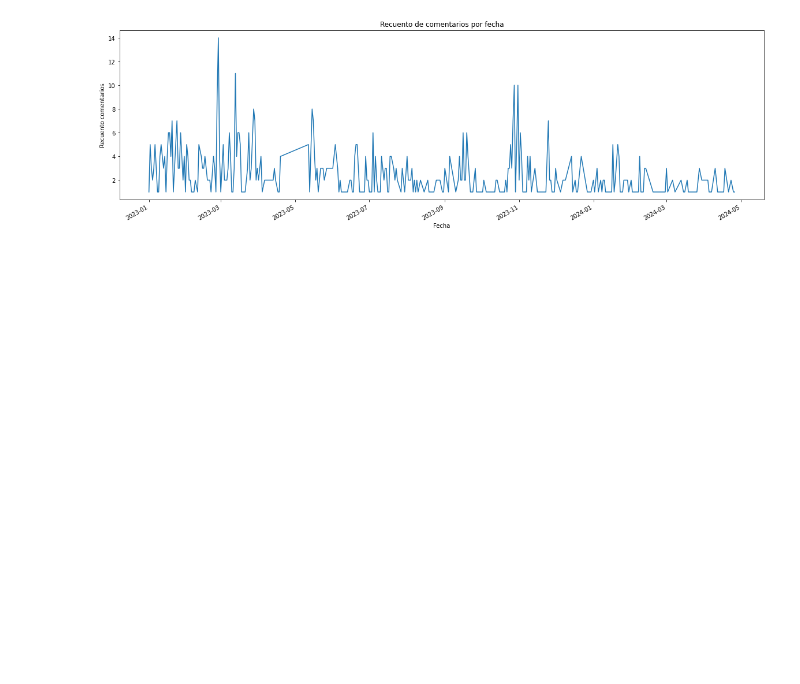
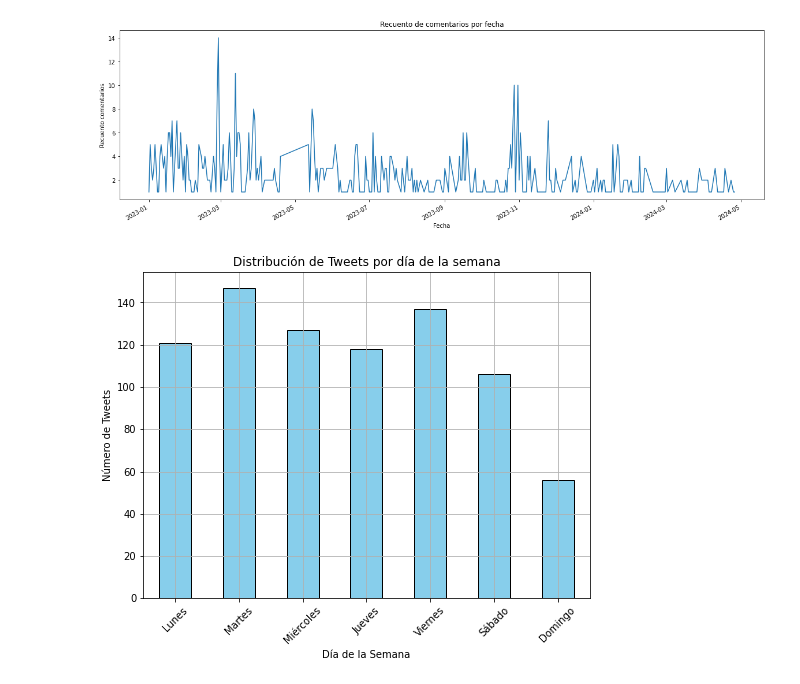
Before and after one commit to joaquinbravo23/ranch_katta_dt, a Jupyter notebook: gris/visualization.ipynb, the cells around one changed output. Cells and saved outputs as stored; diff of their text form; code cells hidden in the pictures; blank space fills up the shorter version.

```diff
--- a/gris/visualization.ipynb
+++ b/gris/visualization.ipynb
@@ -1,4 +1,4 @@
 # %%
 import pandas as pd
 import matplotlib.pyplot as plt
-df = pd.read_csv('data/hey_data.csv',encoding='latin1')
+df = pd.read_csv('../data/hey_data.csv',encoding='latin1')
@@ -16,3 +36,21 @@ plt.title('Recuento de comentarios por fecha')
 # %% [output]
 Text(0.5, 1.0, 'Recuento de comentarios por fecha')
 [figure]
+# %%
+# Extraer el día de la semana de la fecha
+df['day_of_week'] = df['date'].dt.dayofweek
+
+# Contar la cantidad de tweets por día de la semana
+tweets_by_day_of_week = df['day_of_week'].value_counts().sort_index()
+
+# Graficar la distribución de tweets por día de la semana
+plt.figure(figsize=(8, 6))
+tweets_by_day_of_week.plot(kind='bar', color='skyblue', edgecolor='black')
+plt.title('Distribución de Tweets por día de la semana')
+plt.xlabel('Día de la Semana')
+plt.ylabel('Número de Tweets')
+plt.xticks(ticks=range(7), labels=['Lunes', 'Martes', 'Miércoles', 'Jueves', 'Viernes', 'Sábado', 'Domingo'], rotation=45)
+plt.grid(True)
+plt.show()
+# %% [output]
+[figure, added]
```
Also changed, not shown: parts of 7 cells of this notebook.
